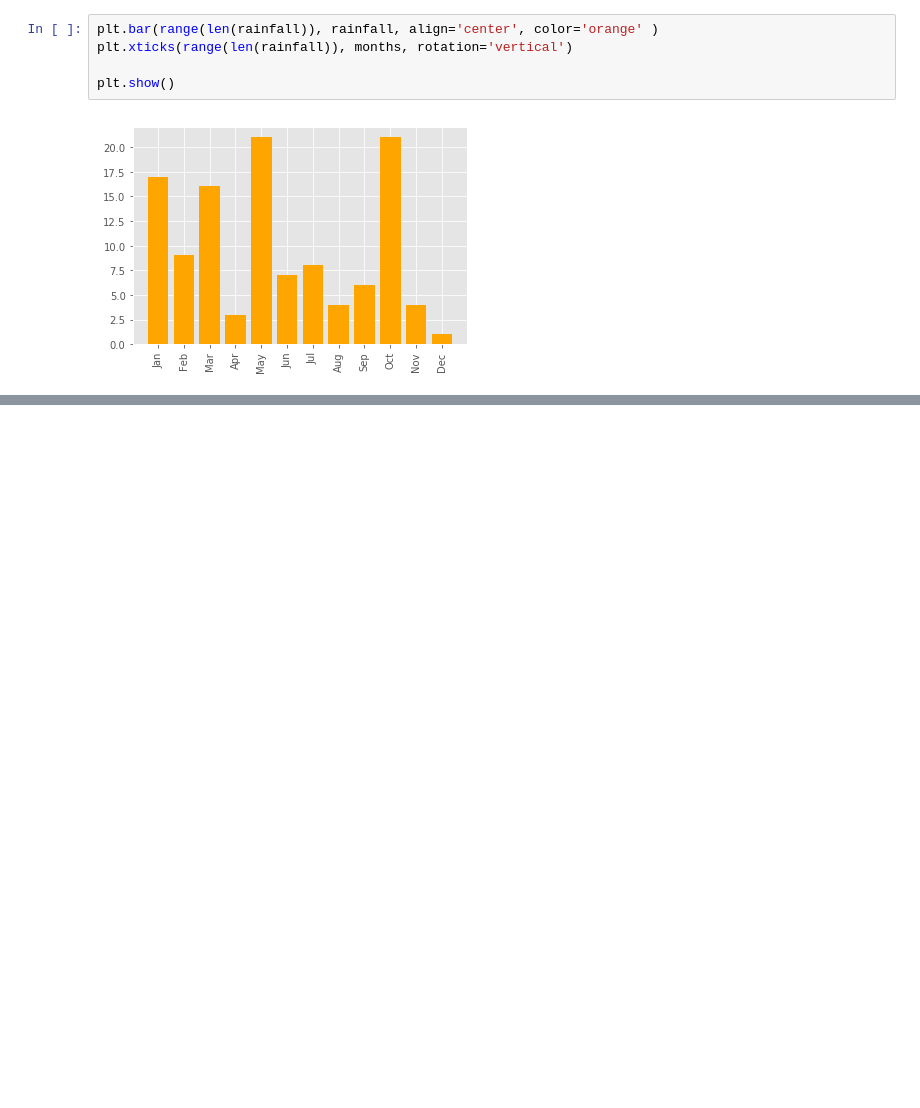
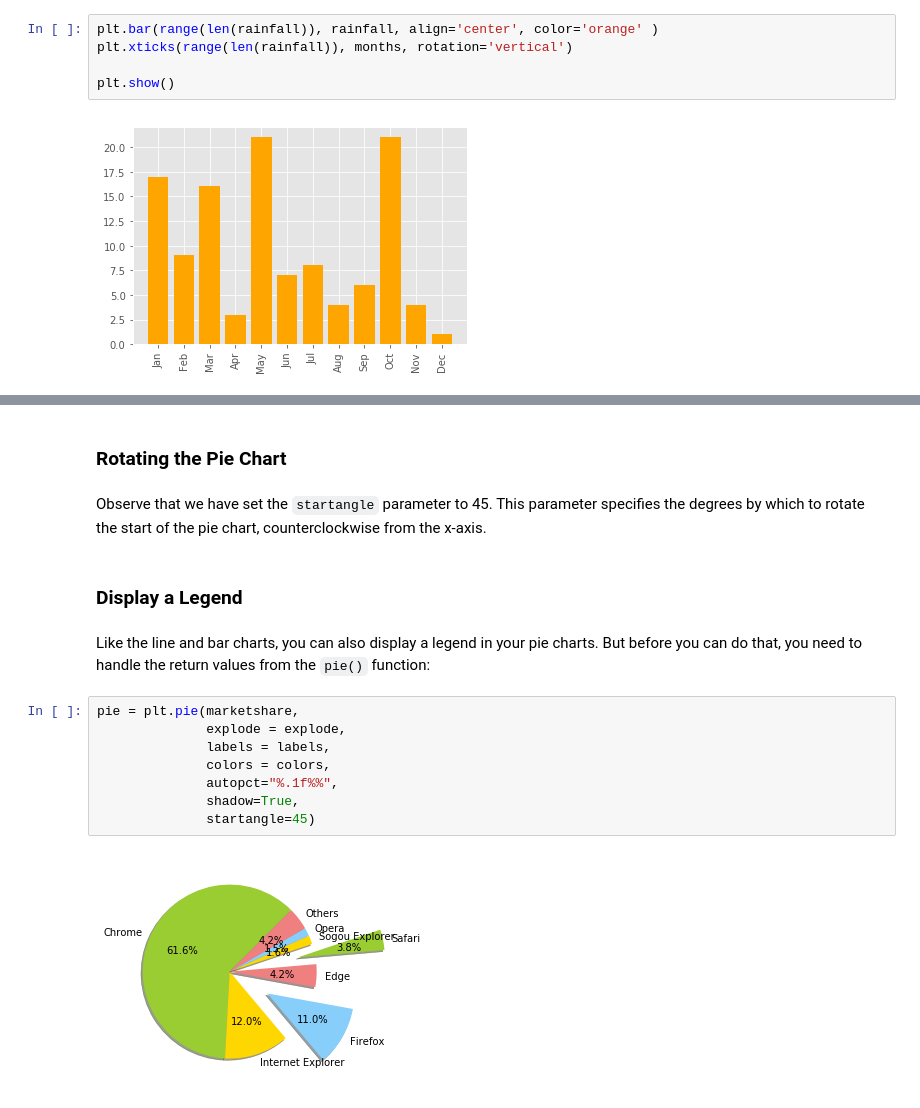
Before and after one commit to Adachika/python-machine-learning, a Jupyter notebook: 04_data_visualization_using_matplotlib.ipynb, the cells around one changed output, grey strips where cells are left out. Cells and saved outputs as stored; diff of their text form; blank space fills up the shorter version.

```diff
--- a/04_data_visualization_using_matplotlib.ipynb
+++ b/04_data_visualization_using_matplotlib.ipynb
@@ -207,0 +309,20 @@ plt.show()
+# %% [markdown]
+<a id="rotating-pie-chart"></a>
+### Rotating the Pie Chart
+# %% [markdown]
+Observe that we have set the `startangle` parameter to 45. This parameter specifies the degrees by which to rotate the start of the pie chart, counterclockwise from the x-axis.
+# %% [markdown]
+<a id="display-legend"></a>
+### Display a Legend
+# %% [markdown]
+Like the line and bar charts, you can also display a legend in your pie charts. But before you can do that, you need to handle the return values from the `pie()` function:
+# %%
+pie = plt.pie(marketshare,
+              explode = explode,
+              labels = labels,
+              colors = colors,
+              autopct="%.1f%%",
+              shadow=True,
+              startangle=45)
+# %% [output]
+[figure, added]
```
Also changed, not shown: parts of 60 cells of this notebook, 5 other files.
